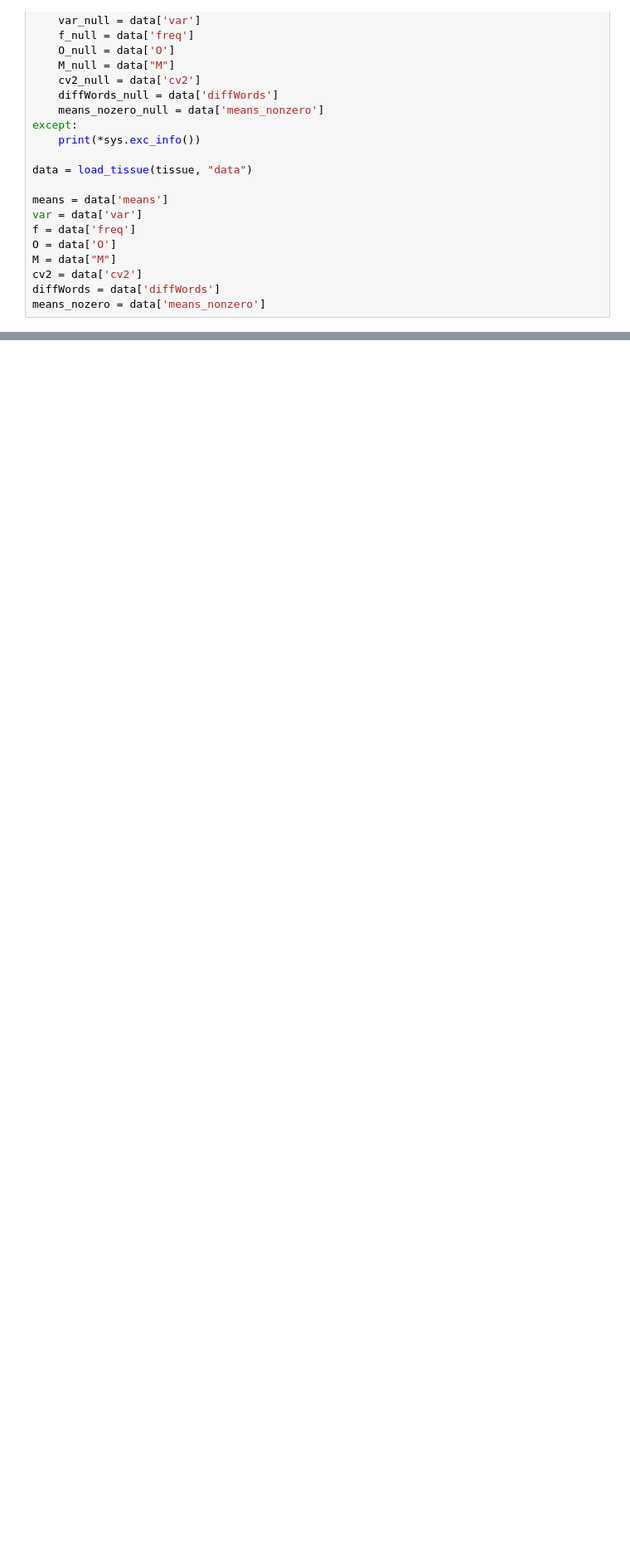
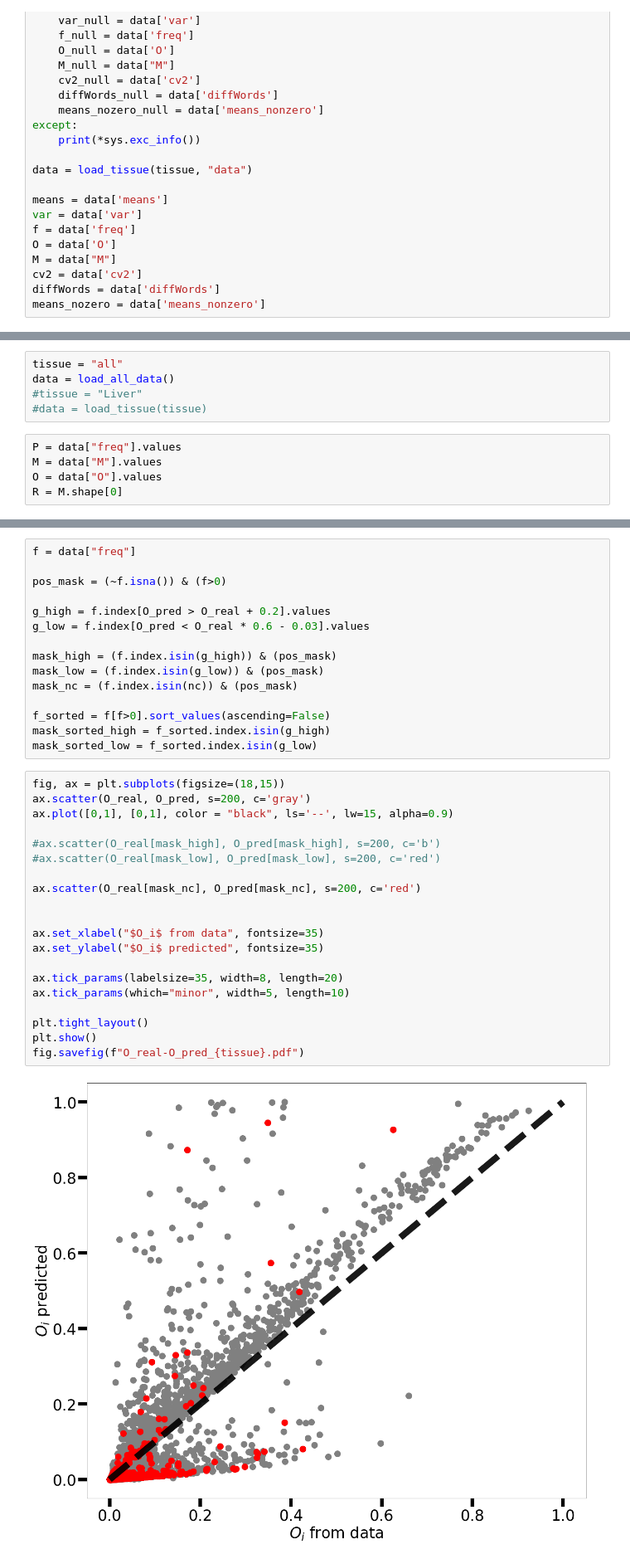
Before and after one commit to SilviaLazzardi/Emergent_Laws_in_scRNA-seq_Data, a Jupyter notebook: MouseCellAtlas/Mouse_Cell_Atlas_Data_Analysis.ipynb, the cells around one changed output, grey strips where cells are left out. Shown at 83% size. Drawn from its saved outputs; the diff is of its cells as text; blank space fills up the shorter version.

```diff
--- a/MouseCellAtlas/Mouse_Cell_Atlas_Data_Analysis.ipynb
+++ b/MouseCellAtlas/Mouse_Cell_Atlas_Data_Analysis.ipynb
@@ -528,0 +665,10 @@ means_nozero = data['means_nonzero']
+# %%
+tissue = "all"
+data = load_all_data()
+#tissue = "Liver"
+#data = load_tissue(tissue)
+# %%
+P = data["freq"].values
+M = data["M"].values
+O = data["O"].values
+R = M.shape[0]
@@ -528,0 +709,37 @@ means_nozero = data['means_nonzero']
+# %%
+f = data["freq"]
+
+pos_mask = (~f.isna()) & (f>0)
+
+g_high = f.index[O_pred > O_real + 0.2].values
+g_low = f.index[O_pred < O_real * 0.6 - 0.03].values
+
+mask_high = (f.index.isin(g_high)) & (pos_mask)
+mask_low = (f.index.isin(g_low)) & (pos_mask)
+mask_nc = (f.index.isin(nc)) & (pos_mask)
+
+f_sorted = f[f>0].sort_values(ascending=False)
+mask_sorted_high = f_sorted.index.isin(g_high)
+mask_sorted_low = f_sorted.index.isin(g_low)
+# %%
+fig, ax = plt.subplots(figsize=(18,15))
+ax.scatter(O_real, O_pred, s=200, c='gray')
+ax.plot([0,1], [0,1], color = "black", ls='--', lw=15, alpha=0.9)
+
+#ax.scatter(O_real[mask_high], O_pred[mask_high], s=200, c='b')
+#ax.scatter(O_real[mask_low], O_pred[mask_low], s=200, c='red')
+
+ax.scatter(O_real[mask_nc], O_pred[mask_nc], s=200, c='red')
+
+
+ax.set_xlabel("$O_i$ from data", fontsize=35)
+ax.set_ylabel("$O_i$ predicted", fontsize=35)
+
+ax.tick_params(labelsize=35, width=8, length=20)
+ax.tick_params(which="minor", width=5, length=10)
+
+plt.tight_layout()
+plt.show()
+fig.savefig(f"O_real-O_pred_{tissue}.pdf")
+# %% [output]
+[figure, added]
```
Also changed, not shown: parts of 16 cells of this notebook, 3 other files.
